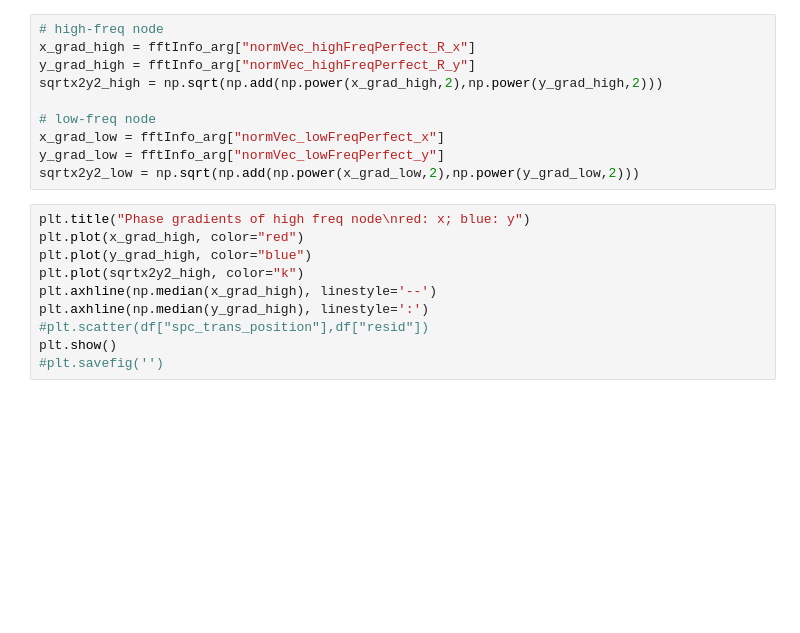
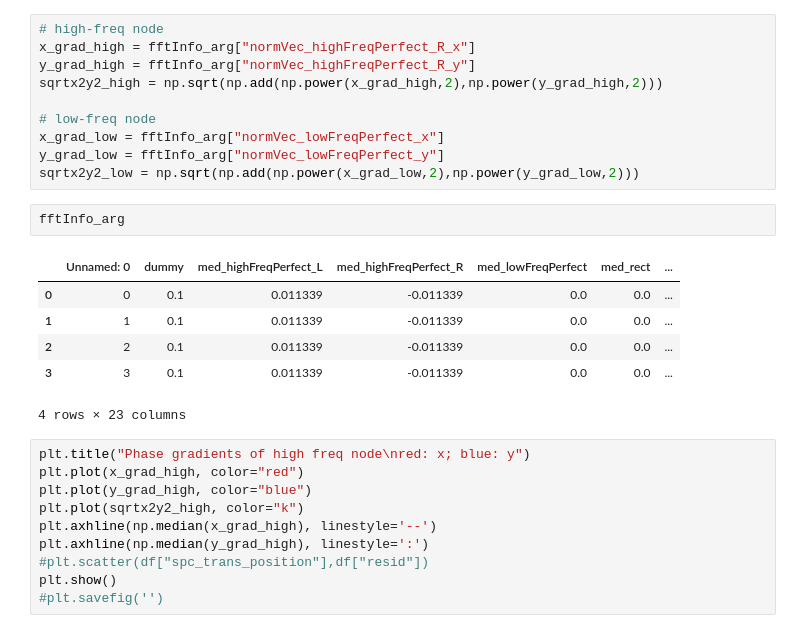
Before and after one commit to mwanakijiji/lbti_fizeau_control, a Jupyter notebook: check_resids_and_opd.ipynb, the cells around one changed output. Drawn from its saved outputs; the diff is of its cells as text; blank space fills up the shorter version.

```diff
--- a/check_resids_and_opd.ipynb
+++ b/check_resids_and_opd.ipynb
@@ -120,6 +124,15 @@ sqrtx2y2_high = np.sqrt(np.add(np.power(x_grad_high,2),np.power(y_grad_high,2)))
 x_grad_low = fftInfo_arg["normVec_lowFreqPerfect_x"]
 y_grad_low = fftInfo_arg["normVec_lowFreqPerfect_y"]
 sqrtx2y2_low = np.sqrt(np.add(np.power(x_grad_low,2),np.power(y_grad_low,2)))
+# %%
+fftInfo_arg
+# %% [output]
+|  | Unnamed: 0 | dummy | med_highFreqPerfect_L | med_highFreqPerfect_R | med_lowFreqPerfect | med_rect | ... |
+| 0 | 0 | 0.1 | 0.011339 | -0.011339 | 0.0 | 0.0 | ... |
+| 1 | 1 | 0.1 | 0.011339 | -0.011339 | 0.0 | 0.0 | ... |
+| 2 | 2 | 0.1 | 0.011339 | -0.011339 | 0.0 | 0.0 | ... |
+| 3 | 3 | 0.1 | 0.011339 | -0.011339 | 0.0 | 0.0 | ... |
+4 rows × 23 columns
 # %%
 plt.title("Phase gradients of high freq node\nred: x; blue: y")
 plt.plot(x_grad_high, color="red")
```
Also changed, not shown: parts of 6 cells of this notebook, 7 other files.
